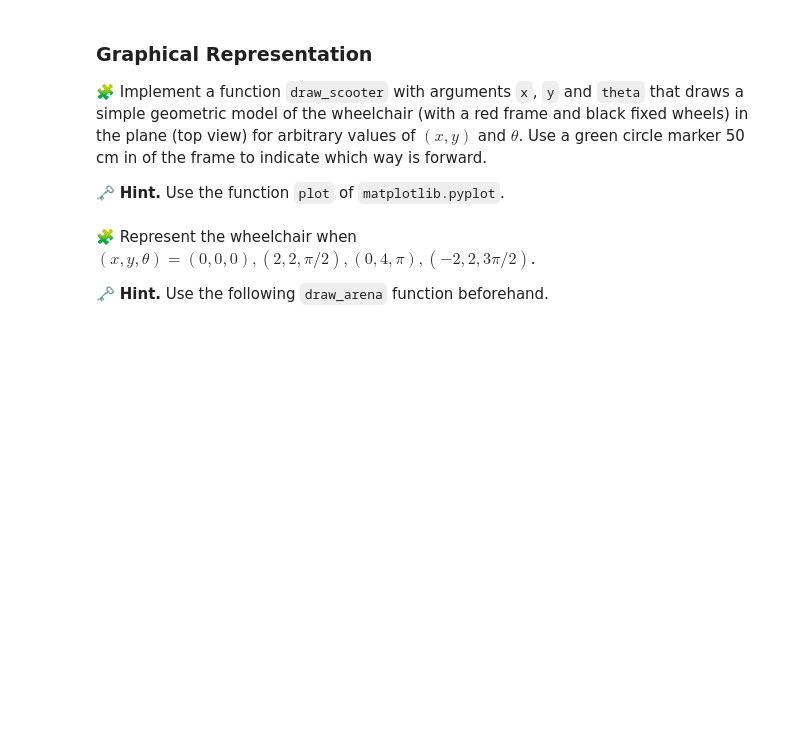
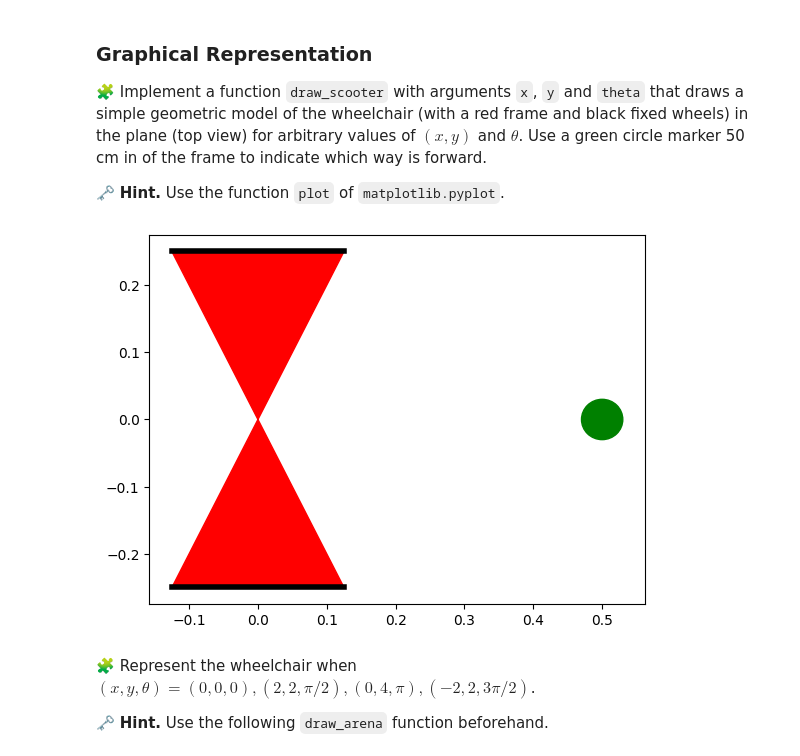
Before and after one commit to Nouamane77/control-engineering-with-python-project-2023-2024, a Jupyter notebook: Project-part-1.ipynb, the cells around one changed output. Cells and saved outputs as stored; diff of their text form; code cells hidden in the pictures; blank space fills up the shorter version.

Commit message:
part 1 with draw scooter function

```diff
--- a/Project-part-1.ipynb
+++ b/Project-part-1.ipynb
@@ -48,3 +46,6 @@ pass
+# %%
+l=0.5
+r=0.125
 # %% [markdown]
 ### Graphical Representation
 
@@ -56,3 +55,41 @@ pass
+# %%
+def draw_scooter(x, y, theta):
+    #Coordonates of the center of the right wheel
+    x1 = x + sin(theta)*l/2
+    y1 = y - cos(theta)*l/2
+
+    #Coordonates of the center of the left wheel
+    x2 = x - sin(theta)*l/2
+    y2 = y + cos(theta)*l/2
+
+    #right wheel
+    x1_ = linspace(x1-cos(theta)*r,x1+cos(theta)*r, 100)
+    y1_ = linspace(y1-sin(theta)*r,y1+sin(theta)*r, 100)
+
+    plot(x1_, y1_, '-', linewidth=4,color='black')
+
+    #left wheel
+    x2_ = linspace(x2-cos(theta)*r,x2+cos(theta)*r, 100)
+    y2_ = linspace(y2-sin(theta)*r,y2+sin(theta)*r, 100)
+
+    plot(x2_, y2_, '-',linewidth=4,color='black')
+
+    #Draw the scooter
+    frame_points=[[x1-cos(theta)*r,y1-sin(theta)*r],[x1+cos(theta)*r,y1+sin(theta)*r],[x2-cos(theta)*r,y2-sin(theta)*r],[x2+cos(theta)*r,y2+sin(theta)*r]]
+    polygon = Polygon(frame_points,closed=True, edgecolor='red', fill=True, facecolor='red')
+    gca().add_patch(polygon)
+
+    # Draw the direction marker as a circle
+    forward_marker = [x + 0.5 * np.cos(theta), y + 0.5 * np.sin(theta)]
+    gca().add_patch(Circle(forward_marker, 0.03, color='green'))
+
+
+
+
+# Test the function
+draw_scooter(0, 0,0)
+# %% [output]
+[figure, added]
 # %% [markdown]
 🧩 Represent the wheelchair when $(x, y, \theta) = (0, 0, 0), (2, 2, \pi/2), (0, 4, \pi), (-2, 2, 3\pi/2)$.
 
```
Also changed, not shown: parts of 5 cells of this notebook.
